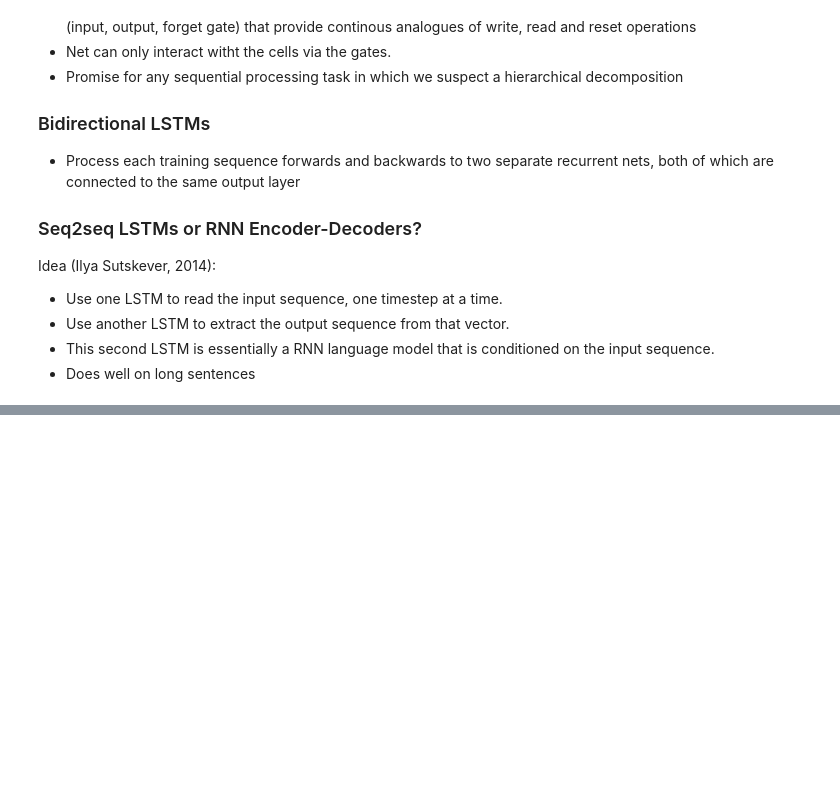
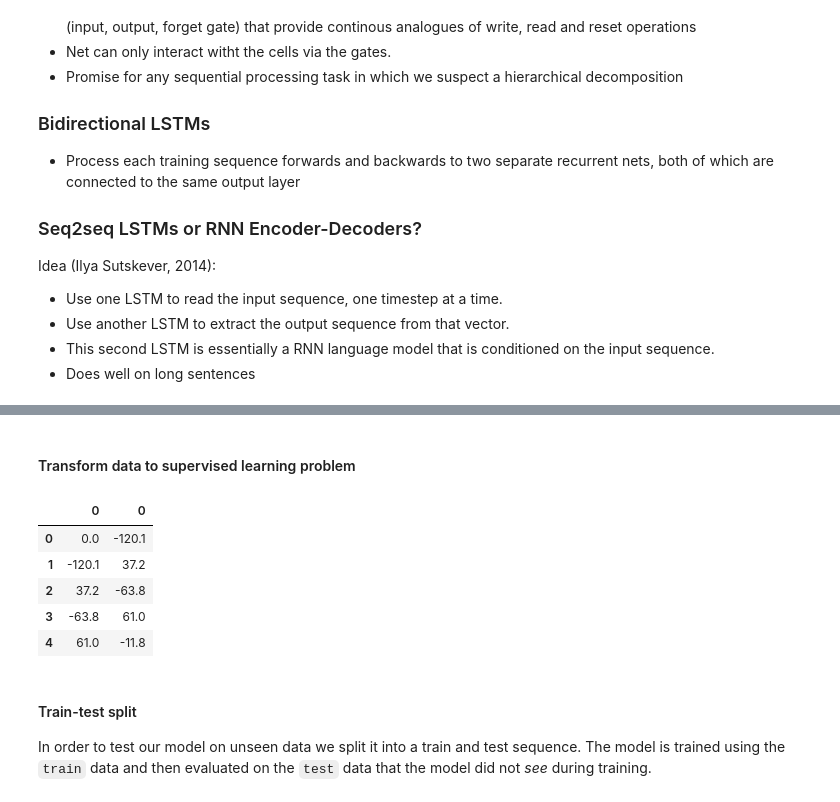
Before and after one commit to tm1611/M4-Statistical-Methods, a Jupyter notebook: Jupyter Notebooks/Brownlee - RNN and LSTM for Time Series Forecasting.ipynb, the cells around one changed output, grey strips where cells are left out. Drawn from its saved outputs; the diff is of its cells as text; code cells hidden in the pictures; blank space fills up the shorter version.

```diff
--- a/Jupyter Notebooks/Brownlee - RNN and LSTM for Time Series Forecasting.ipynb
+++ b/Jupyter Notebooks/Brownlee - RNN and LSTM for Time Series Forecasting.ipynb
@@ -134,0 +299,24 @@ Idea (Ilya Sutskever, 2014):
+# %% [markdown]
+#### Transform data to supervised learning problem
+# %%
+def timeseries_to_supervised(data, lag=1):
+    df = pd.DataFrame(data)
+    columns = [df.shift(i) for i in range(1, lag+1)]
+    columns.append(df)
+    df = pd.concat(columns, axis=1)
+    df.fillna(0, inplace=True)
+    return df
+
+supervised_df = timeseries_to_supervised(diff_series)
+supervised_df.head()
+# %% [output]
+|  | 0 | 0 |
+| 0 | 0.0 | -120.1 |
+| 1 | -120.1 | 37.2 |
+| 2 | 37.2 | -63.8 |
+| 3 | -63.8 | 61.0 |
+| 4 | 61.0 | -11.8 |
+# %% [markdown]
+#### Train-test split
+
+In order to test our model on unseen data we split it into a train and test sequence. The model is trained using the `train` data and then evaluated on the `test` data that the model did not *see* during training.
```
Also changed, not shown: parts of 18 cells of this notebook, 4 other files.
